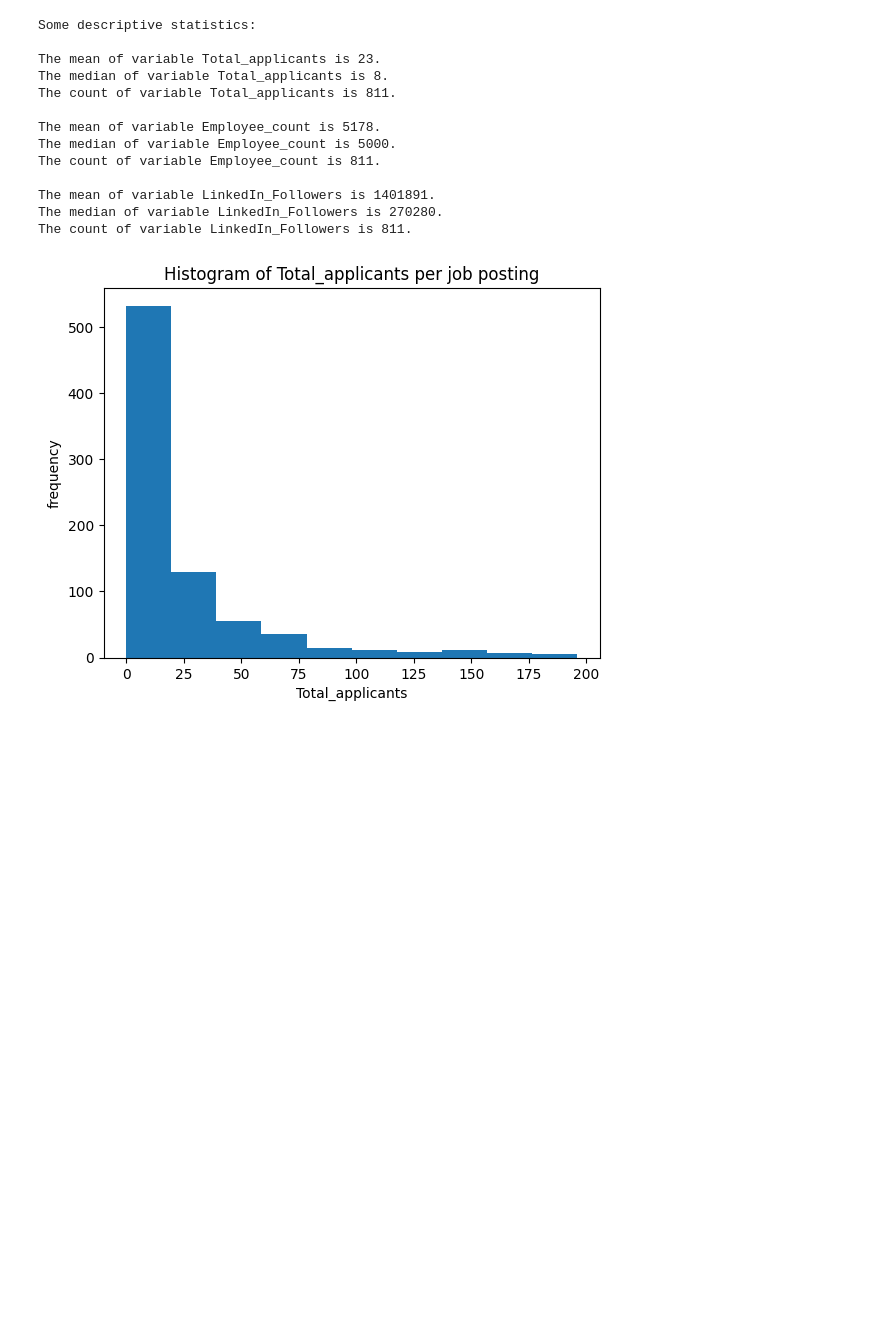
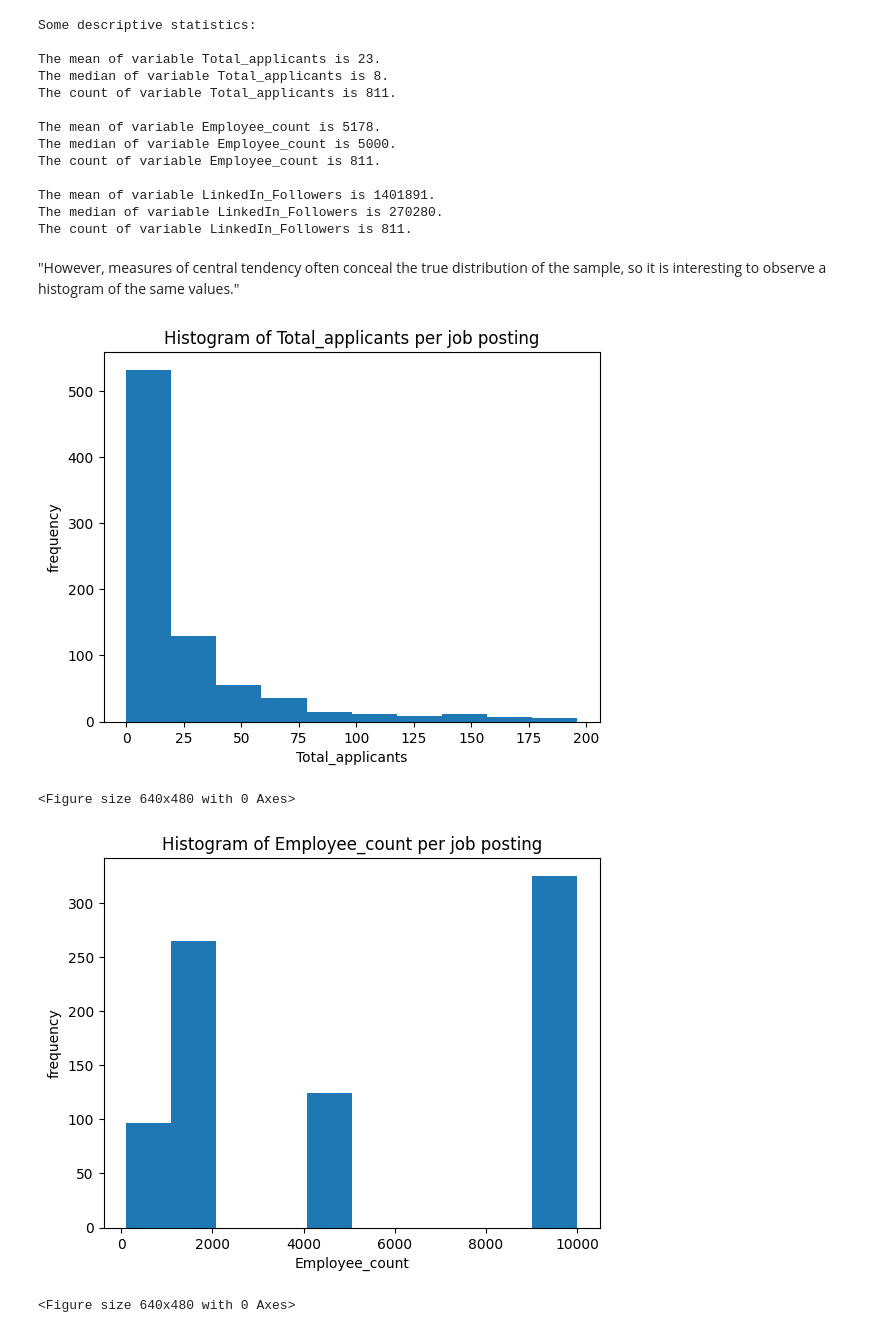
Before and after one commit to nogibjj/IDS706_DataEngineering_BarbaraFlores_Project1, a Jupyter notebook: LinkedInTechJobs.ipynb, the cells around one changed output. Drawn from its saved outputs; the diff is of its cells as text; code cells hidden in the pictures; blank space fills up the shorter version.

```diff
--- a/LinkedInTechJobs.ipynb
+++ b/LinkedInTechJobs.ipynb
@@ -36,6 +41,8 @@ The count of variable Employee_count is 811.
 The mean of variable LinkedIn_Followers is 1401891.
 The median of variable LinkedIn_Followers is 270280.
 The count of variable LinkedIn_Followers is 811.
+# %% [markdown]
+"However, measures of central tendency often conceal the true distribution of the sample, so it is interesting to observe a histogram of the same values."
 # %%
 df = pd.read_csv(path)
 variable = "Total_applicants"
@@ -44,5 +51,18 @@ plt.xlabel(variable)
 plt.ylabel('frequency')
 plt.title('Histogram of {0} per job posting'.format(variable))
 plt.show()
+plt.clf()
 # %% [output]
 [figure]
+<Figure size 640x480 with 0 Axes>
+# %%
+variable = "Employee_count"
+plt.hist(df[[variable]], bins=10,)
+plt.xlabel(variable)
+plt.ylabel('frequency')
+plt.title('Histogram of {0} per job posting'.format(variable))
+plt.show()
+plt.clf()
+# %% [output]
+[figure, added]
+<Figure size 640x480 with 0 Axes>
```
Also changed, not shown: parts of 3 cells of this notebook.
